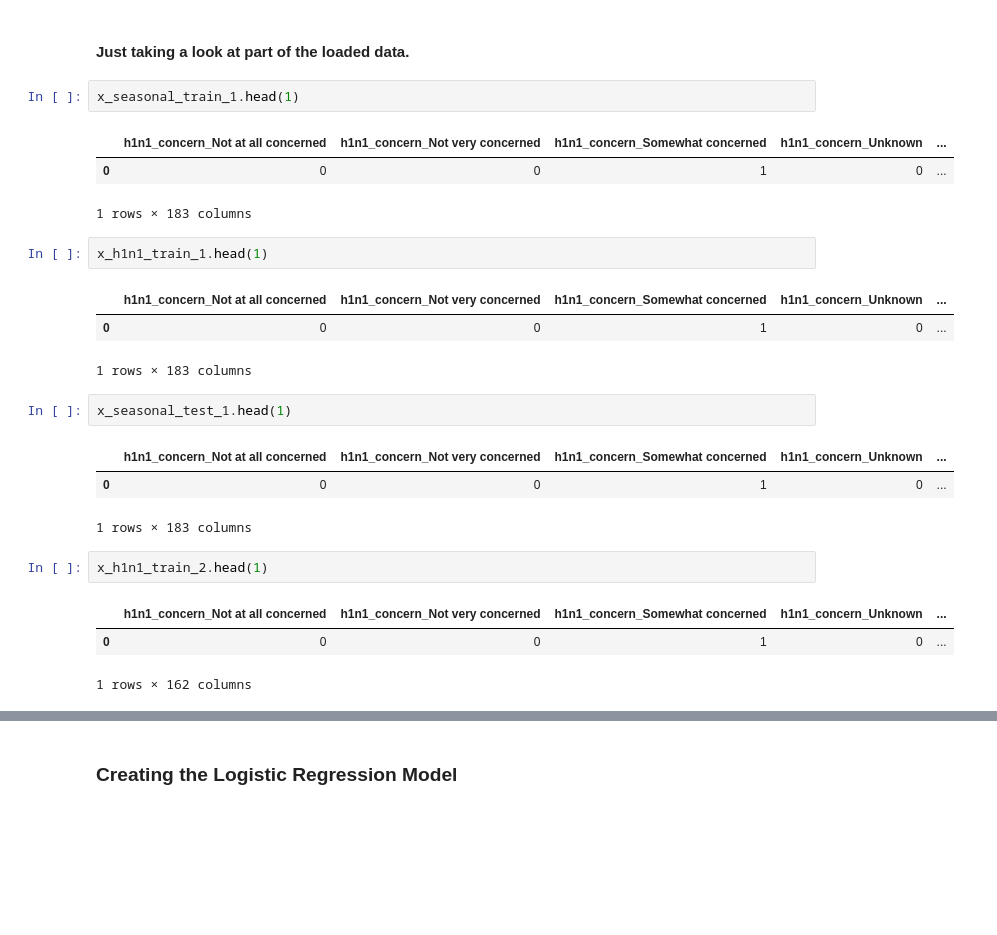
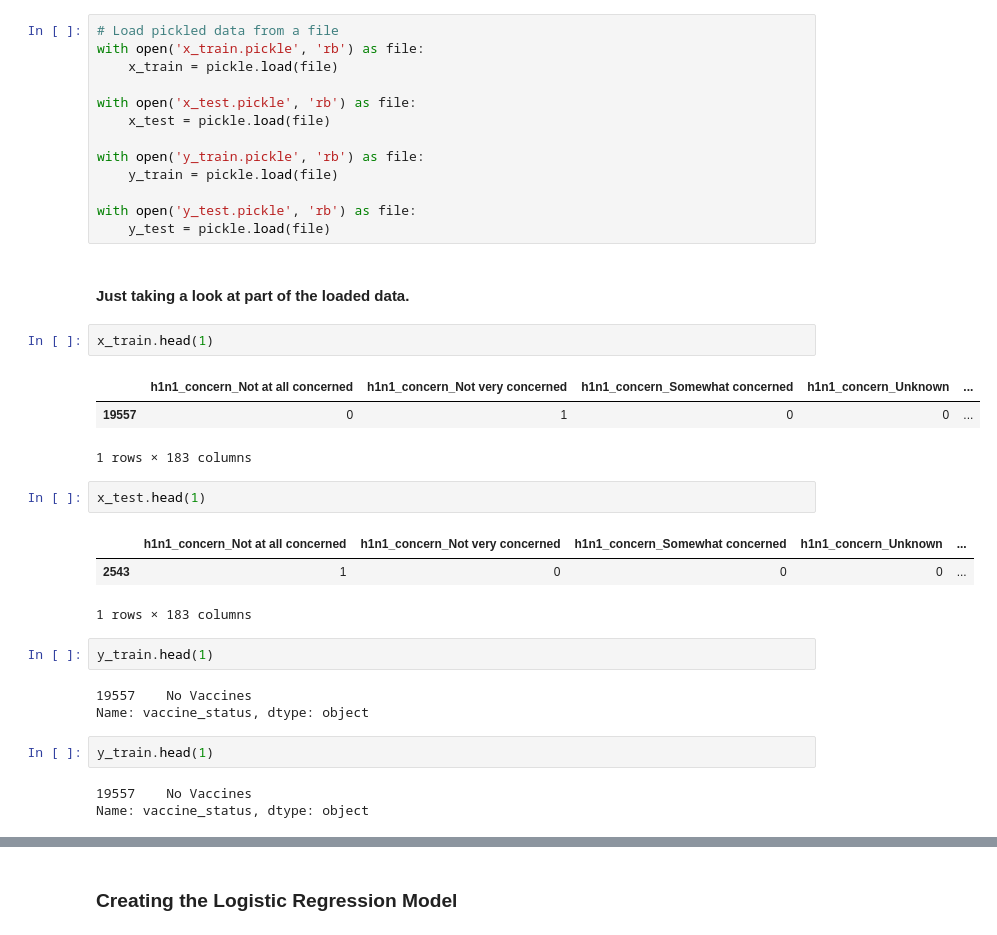
Before and after one commit to nudaee/DataScienceGuidedCapstone, a Jupyter notebook: Notebooks/modeling_Cap2_01.ipynb, the cells around one changed output, grey strips where cells are left out. Drawn from its saved outputs; the diff is of its cells as text; blank space fills up the shorter version.

```diff
--- a/Notebooks/modeling_Cap2_01.ipynb
+++ b/Notebooks/modeling_Cap2_01.ipynb
@@ -41,26 +25,37 @@ y_seasonal_test_2 = pd.read_csv('y_seasonal_test_2.csv')
+# %%
+# Load pickled data from a file
+with open('x_train.pickle', 'rb') as file:
+    x_train = pickle.load(file)
+
+with open('x_test.pickle', 'rb') as file:
+    x_test = pickle.load(file)
+
+with open('y_train.pickle', 'rb') as file:
+    y_train = pickle.load(file)
+
+with open('y_test.pickle', 'rb') as file:
+    y_test = pickle.load(file)
 # %% [markdown]
 #### Just taking a look at part of the loaded data.
 # %%
-x_seasonal_train_1.head(1)
+x_train.head(1)
 # %% [output]
 |  | h1n1_concern_Not at all concerned | h1n1_concern_Not very concerned | h1n1_concern_Somewhat concerned | h1n1_concern_Unknown | ... |
-| 0 | 0 | 0 | 1 | 0 | ... |
+| 19557 | 0 | 1 | 0 | 0 | ... |
 1 rows × 183 columns
 # %%
-x_h1n1_train_1.head(1)
+x_test.head(1)
 # %% [output]
 |  | h1n1_concern_Not at all concerned | h1n1_concern_Not very concerned | h1n1_concern_Somewhat concerned | h1n1_concern_Unknown | ... |
-| 0 | 0 | 0 | 1 | 0 | ... |
+| 2543 | 1 | 0 | 0 | 0 | ... |
 1 rows × 183 columns
 # %%
-x_seasonal_test_1.head(1)
+y_train.head(1)
 # %% [output]
-|  | h1n1_concern_Not at all concerned | h1n1_concern_Not very concerned | h1n1_concern_Somewhat concerned | h1n1_concern_Unknown | ... |
-| 0 | 0 | 0 | 1 | 0 | ... |
-1 rows × 183 columns
+19557    No Vaccines
+Name: vaccine_status, dtype: object
 # %%
-x_h1n1_train_2.head(1)
+y_train.head(1)
 # %% [output]
-|  | h1n1_concern_Not at all concerned | h1n1_concern_Not very concerned | h1n1_concern_Somewhat concerned | h1n1_concern_Unknown | ... |
-| 0 | 0 | 0 | 1 | 0 | ... |
-1 rows × 162 columns
+19557    No Vaccines
+Name: vaccine_status, dtype: object
```
Also changed, not shown: parts of 41 cells of this notebook.
